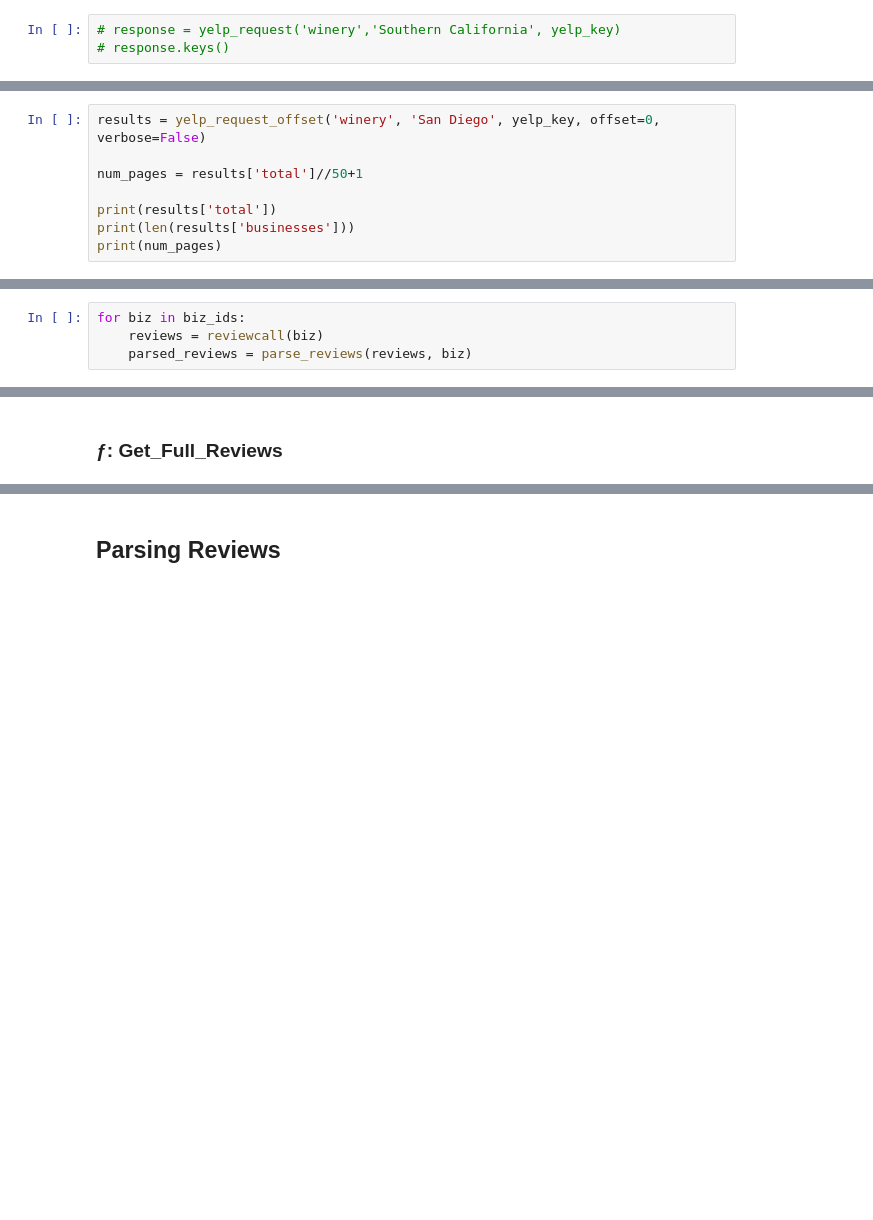
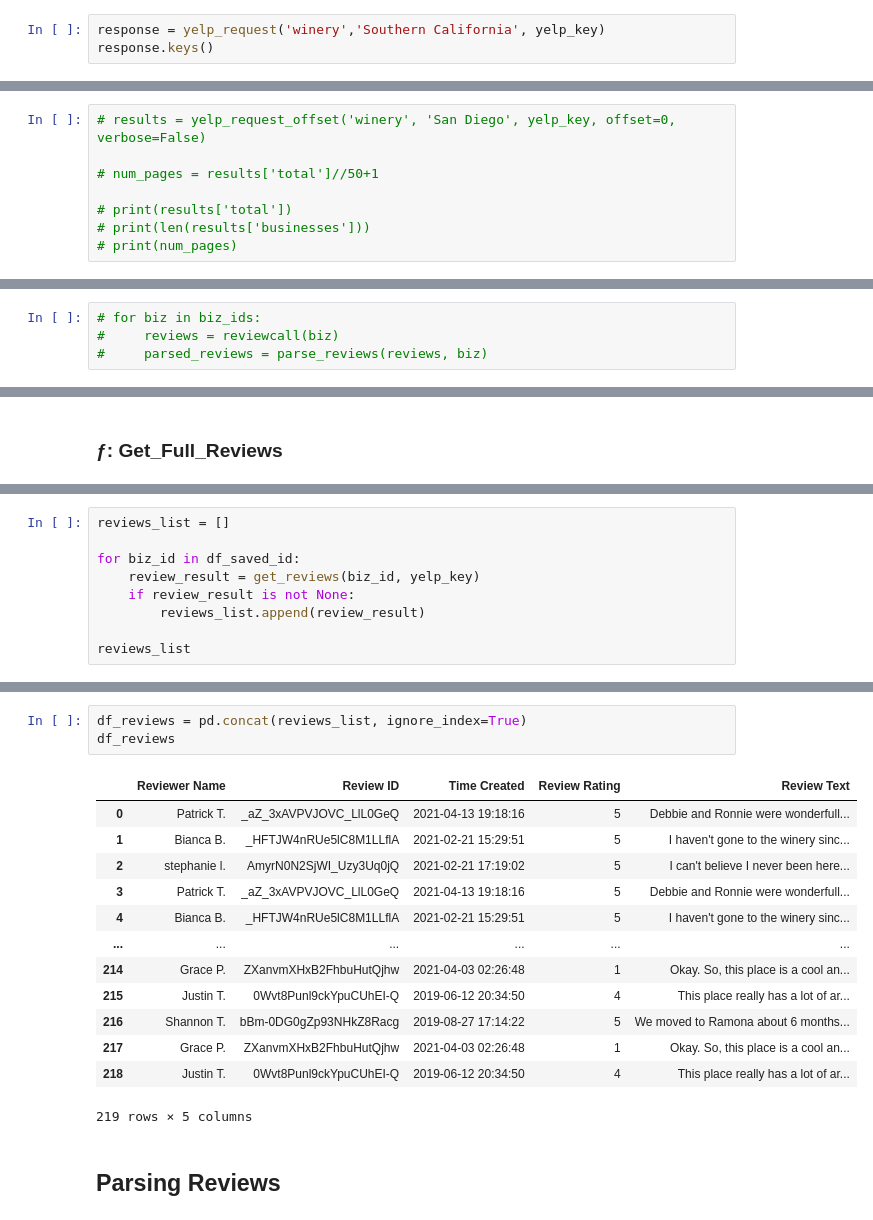
Before and after one commit to pleasecallmejax/Phase-1-Project, a Jupyter notebook: Data_Acquisition_Process.ipynb, the cells around one changed output, grey strips where cells are left out. Cells and saved outputs as stored; diff of their text form; blank space fills up the shorter version.

Commit message:
Updated Get REviews

```diff
--- a/Data_Acquisition_Process.ipynb
+++ b/Data_Acquisition_Process.ipynb
@@ -67,5 +68,5 @@ def yelp_request(term, location, yelp_key, verbose=True):
 # %% [markdown]
 - Un-comment the next line to run the response
 # %%
-# response = yelp_request('winery','Southern California', yelp_key)
-# response.keys()
+response = yelp_request('winery','Southern California', yelp_key)
+response.keys()
@@ -307,13 +477,13 @@ While it will take some experimentation to write the functions above, once you g
 # %% [markdown]
 # ƒ: GET FULL DATA
 # %%
-results = yelp_request_offset('winery', 'San Diego', yelp_key, offset=0, verbose=False)
+# results = yelp_request_offset('winery', 'San Diego', yelp_key, offset=0, verbose=False)
 
-num_pages = results['total']//50+1
+# num_pages = results['total']//50+1
 
-print(results['total'])
-print(len(results['businesses']))
-print(num_pages)
+# print(results['total'])
+# print(len(results['businesses']))
+# print(num_pages)
 # %%
 def get_full_data(term, location, yelp_key, file_name = 'data/wineries.csv'):
     '''Requests all results from Yelp API; saves as a .csv; and returns a DataFrame.'''
@@ -461,4 +730,4 @@ SyntaxError: EOL while scanning string literal (<ipython-input-7-5b46d291f33b>,
 # %%
-for biz in biz_ids:
-    reviews = reviewcall(biz)
-    parsed_reviews = parse_reviews(reviews, biz)
+# for biz in biz_ids:
+#     reviews = reviewcall(biz)
+#     parsed_reviews = parse_reviews(reviews, biz)
@@ -623,0 +897,9 @@ def get_reviews(biz_id, yelp_key):
+# %%
+reviews_list = []
+
+for biz_id in df_saved_id:
+    review_result = get_reviews(biz_id, yelp_key)
+    if review_result is not None:
+        reviews_list.append(review_result)
+
+reviews_list
@@ -624,3 +941,20 @@ def get_reviews(biz_id, yelp_key):
+# %%
+df_reviews = pd.concat(reviews_list, ignore_index=True)
+df_reviews
+# %% [output]
+|  | Reviewer Name | Review ID | Time Created | Review Rating | Review Text |
+| 0 | Patrick T. | _aZ_3xAVPVJOVC_LlL0GeQ | 2021-04-13 19:18:16 | 5 | Debbie and Ronnie were wonderfull... |
+| 1 | Bianca B. | _HFTJW4nRUe5lC8M1LLflA | 2021-02-21 15:29:51 | 5 | I haven't gone to the winery sinc... |
+| 2 | stephanie l. | AmyrN0N2SjWI_Uzy3Uq0jQ | 2021-02-21 17:19:02 | 5 | I can't believe I never been here... |
+| 3 | Patrick T. | _aZ_3xAVPVJOVC_LlL0GeQ | 2021-04-13 19:18:16 | 5 | Debbie and Ronnie were wonderfull... |
+| 4 | Bianca B. | _HFTJW4nRUe5lC8M1LLflA | 2021-02-21 15:29:51 | 5 | I haven't gone to the winery sinc... |
+| ... | ... | ... | ... | ... | ... |
+| 214 | Grace P. | ZXanvmXHxB2FhbuHutQjhw | 2021-04-03 02:26:48 | 1 | Okay. So, this place is a cool an... |
+| 215 | Justin T. | 0Wvt8Punl9ckYpuCUhEI-Q | 2019-06-12 20:34:50 | 4 | This place really has a lot of ar... |
+| 216 | Shannon T. | bBm-0DG0gZp93NHkZ8Racg | 2019-08-27 17:14:22 | 5 | We moved to Ramona about 6 months... |
+| 217 | Grace P. | ZXanvmXHxB2FhbuHutQjhw | 2021-04-03 02:26:48 | 1 | Okay. So, this place is a cool an... |
+| 218 | Justin T. | 0Wvt8Punl9ckYpuCUhEI-Q | 2019-06-12 20:34:50 | 4 | This place really has a lot of ar... |
+219 rows × 5 columns
 # %% [markdown]
 ## Parsing Reviews
 # %% [markdown]
```
Also changed, not shown: parts of 50 cells of this notebook, 3 other files.
